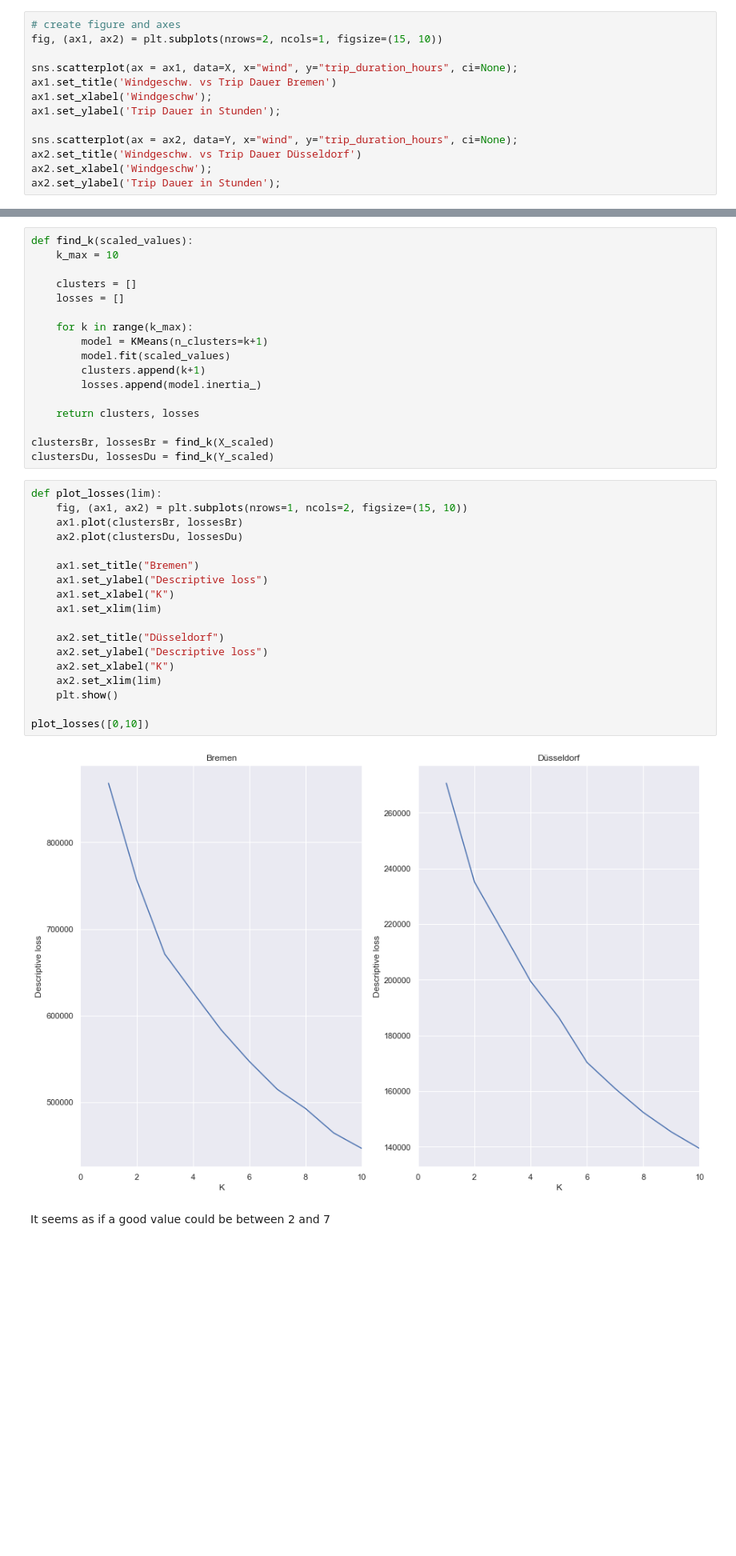
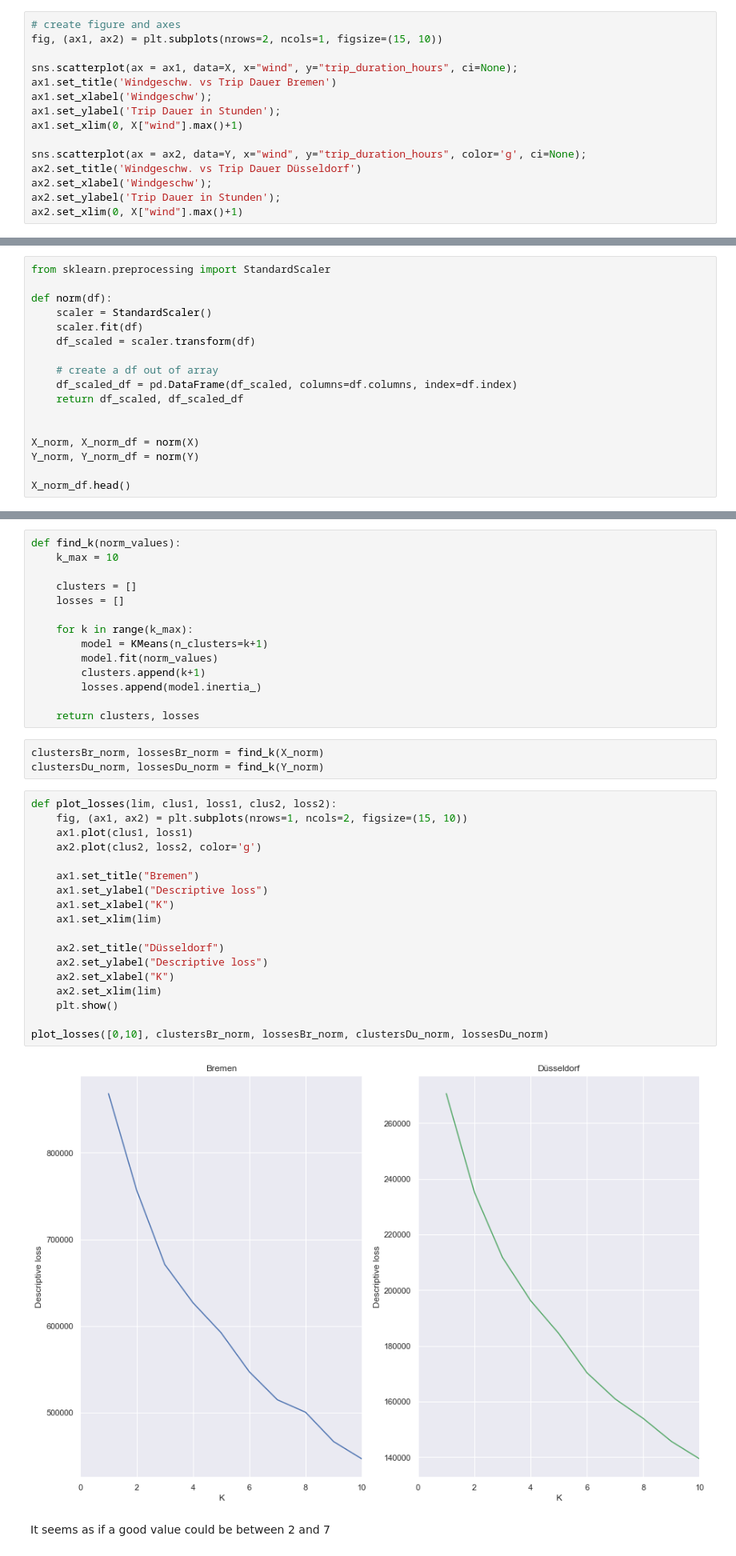
Before and after one commit to Polifka/eagle_gang, a Jupyter notebook: Clustering.ipynb, the cells around one changed output, grey strips where cells are left out. Shown at 80% size. Cells and saved outputs as stored; diff of their text form; blank space fills up the shorter version.

Commit message:
finalized cluster analysis

```diff
--- a/Clustering.ipynb
+++ b/Clustering.ipynb
@@ -210,9 +121,11 @@ sns.scatterplot(ax = ax1, data=X, x="wind", y="trip_duration_hours", ci=None);
 ax1.set_title('Windgeschw. vs Trip Dauer Bremen')
 ax1.set_xlabel('Windgeschw');
 ax1.set_ylabel('Trip Dauer in Stunden');
+ax1.set_xlim(0, X["wind"].max()+1)
 
-sns.scatterplot(ax = ax2, data=Y, x="wind", y="trip_duration_hours", ci=None);
+sns.scatterplot(ax = ax2, data=Y, x="wind", y="trip_duration_hours", color='g', ci=None);
 ax2.set_title('Windgeschw. vs Trip Dauer Düsseldorf')
 ax2.set_xlabel('Windgeschw');
 ax2.set_ylabel('Trip Dauer in Stunden');
+ax2.set_xlim(0, X["wind"].max()+1)
 # %% [output]
@@ -230,0 +140,17 @@ X_scaled_df.head()
+# %%
+from sklearn.preprocessing import StandardScaler
+
+def norm(df):
+    scaler = StandardScaler()
+    scaler.fit(df)
+    df_scaled = scaler.transform(df)
+
+    # create a df out of array
+    df_scaled_df = pd.DataFrame(df_scaled, columns=df.columns, index=df.index)
+    return df_scaled, df_scaled_df
+
+
+X_norm, X_norm_df = norm(X)
+Y_norm, Y_norm_df = norm(Y)
+
+X_norm_df.head()
@@ -233,5 +168,5 @@ X_scaled_df.head()
 # %%
-def find_k(scaled_values):
+def find_k(norm_values):
     k_max = 10
 
     clusters = []
@@ -239,33 +174,33 @@ def find_k(scaled_values):
 
     for k in range(k_max):
         model = KMeans(n_clusters=k+1)
-        model.fit(scaled_values)
+        model.fit(norm_values)
         clusters.append(k+1)
         losses.append(model.inertia_)
 
     return clusters, losses
-
-clustersBr, lossesBr = find_k(X_scaled)
-clustersDu, lossesDu = find_k(Y_scaled)
+# %%
+clustersBr_norm, lossesBr_norm = find_k(X_norm)
+clustersDu_norm, lossesDu_norm = find_k(Y_norm)
 # %%
-def plot_losses(lim):
+def plot_losses(lim, clus1, loss1, clus2, loss2):
     fig, (ax1, ax2) = plt.subplots(nrows=1, ncols=2, figsize=(15, 10))
-    ax1.plot(clustersBr, lossesBr)
-    ax2.plot(clustersDu, lossesDu)
+    ax1.plot(clus1, loss1)
+    ax2.plot(clus2, loss2, color='g')
 
     ax1.set_title("Bremen")
     ax1.set_ylabel("Descriptive loss")
     ax1.set_xlabel("K")
     ax1.set_xlim(lim)
 
     ax2.set_title("Düsseldorf")
     ax2.set_ylabel("Descriptive loss")
     ax2.set_xlabel("K")
     ax2.set_xlim(lim)
     plt.show()
 
-plot_losses([0,10])
+plot_losses([0,10], clustersBr_norm, lossesBr_norm, clustersDu_norm, lossesDu_norm)
 # %% [output]
-[figure, old version]
+[figure, new version]
 # %% [markdown]
 It seems as if a good value could be between 2 and 7
```
Also changed, not shown: parts of 121 cells of this notebook.
